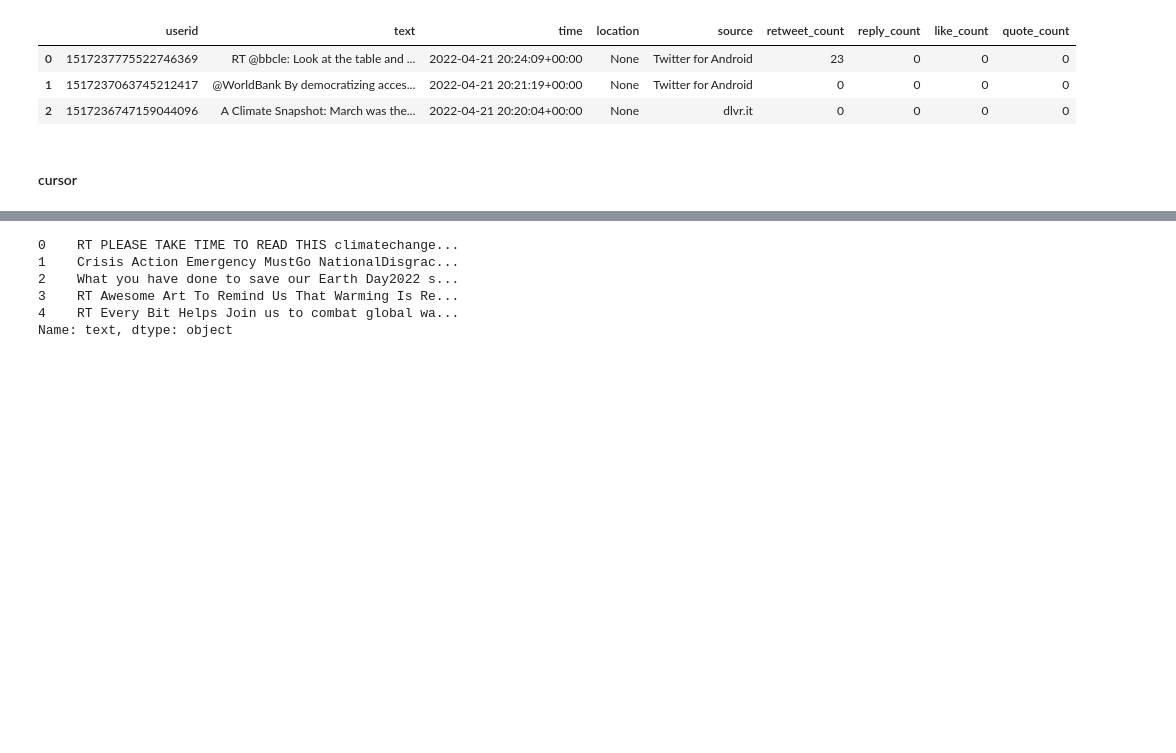
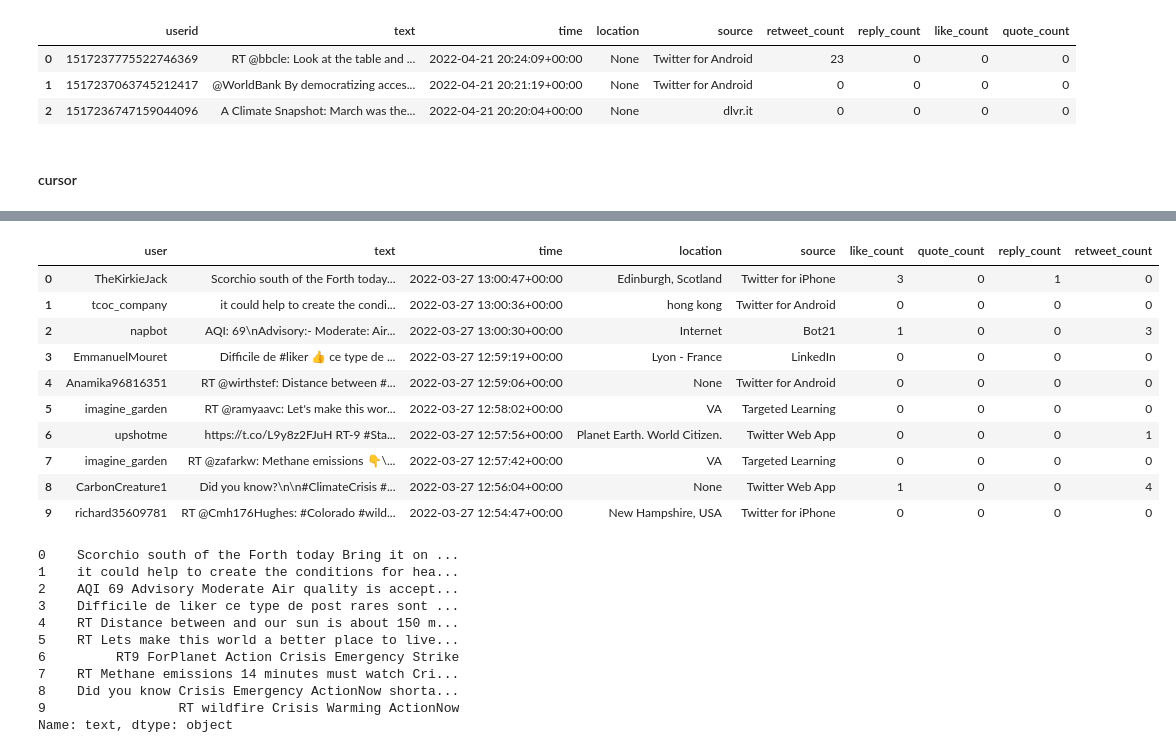
Before and after one commit to StockJanitor/Project43_Twitter, a Jupyter notebook: Project43_Twitter.ipynb, the cells around one changed output, grey strips where cells are left out. Drawn from its saved outputs; the diff is of its cells as text; code cells hidden in the pictures; blank space fills up the shorter version.

```diff
--- a/Project43_Twitter.ipynb
+++ b/Project43_Twitter.ipynb
@@ -112,6 +106,6 @@ Please fix me
 # %%
 # set query1
-query1 = "#globalwarming"
+query1 = "globalwarming -is:retweet"
 query2 = query1 + " -is:retweet"
 # %% [markdown]
 #### client
@@ -185,12 +188,31 @@ df2.head(3)
+# %%
+df2
+# %% [output]
+|  | user | text | time | location | source | like_count | quote_count | reply_count | retweet_count |
+| 0 | TheKirkieJack | Scorchio south of the Forth today... | 2022-03-27 13:00:47+00:00 | Edinburgh, Scotland | Twitter for iPhone | 3 | 0 | 1 | 0 |
+| 1 | tcoc_company | it could help to create the condi... | 2022-03-27 13:00:36+00:00 | hong kong | Twitter for Android | 0 | 0 | 0 | 0 |
+| 2 | napbot | AQI: 69\nAdvisory:- Moderate: Air... | 2022-03-27 13:00:30+00:00 | Internet | Bot21 | 1 | 0 | 0 | 3 |
+| 3 | EmmanuelMouret | Difficile de #liker 👍 ce type de ... | 2022-03-27 12:59:19+00:00 | Lyon - France | LinkedIn | 0 | 0 | 0 | 0 |
+| 4 | Anamika96816351 | RT @wirthstef: Distance between #... | 2022-03-27 12:59:06+00:00 | None | Twitter for Android | 0 | 0 | 0 | 0 |
+| 5 | imagine_garden | RT @ramyaavc: Let's make this wor... | 2022-03-27 12:58:02+00:00 | VA | Targeted Learning | 0 | 0 | 0 | 0 |
+| 6 | upshotme | https://t.co/L9y8z2FJuH RT-9 #Sta... | 2022-03-27 12:57:56+00:00 | Planet Earth. World Citizen. | Twitter Web App | 0 | 0 | 0 | 1 |
+| 7 | imagine_garden | RT @zafarkw: Methane emissions 👇\... | 2022-03-27 12:57:42+00:00 | VA | Targeted Learning | 0 | 0 | 0 | 0 |
+| 8 | CarbonCreature1 | Did you know?\n\n#ClimateCrisis #... | 2022-03-27 12:56:04+00:00 | None | Twitter Web App | 1 | 0 | 0 | 4 |
+| 9 | richard35609781 | RT @Cmh176Hughes: #Colorado #wild... | 2022-03-27 12:54:47+00:00 | New Hampshire, USA | Twitter for iPhone | 0 | 0 | 0 | 0 |
 # %%
-df1 = df.text.apply(remove_hashtag)
-df1 = df1.apply(remove_at)
-df1 = df1.apply(remove_url)
-df1.head()
+df3 = df2.text.apply(remove_hashtag)
+df3 = df3.apply(remove_at)
+df3 = df3.apply(remove_url)
+print(df3)
 # %% [output]
-0    RT PLEASE TAKE TIME TO READ THIS climatechange...
-1    Crisis Action Emergency MustGo NationalDisgrac...
-2    What you have done to save our Earth Day2022 s...
-3    RT Awesome Art To Remind Us That Warming Is Re...
-4    RT Every Bit Helps Join us to combat global wa...
+0    Scorchio south of the Forth today Bring it on ...
+1    it could help to create the conditions for hea...
+2    AQI 69 Advisory Moderate Air quality is accept...
+3    Difficile de liker ce type de post rares sont ...
+4    RT Distance between and our sun is about 150 m...
+5    RT Lets make this world a better place to live...
+6         RT9 ForPlanet Action Crisis Emergency Strike
+7    RT Methane emissions 14 minutes must watch Cri...
+8    Did you know Crisis Emergency ActionNow shorta...
+9                 RT wildfire Crisis Warming ActionNow
 Name: text, dtype: object
```
Also changed, not shown: parts of 3 cells of this notebook.
